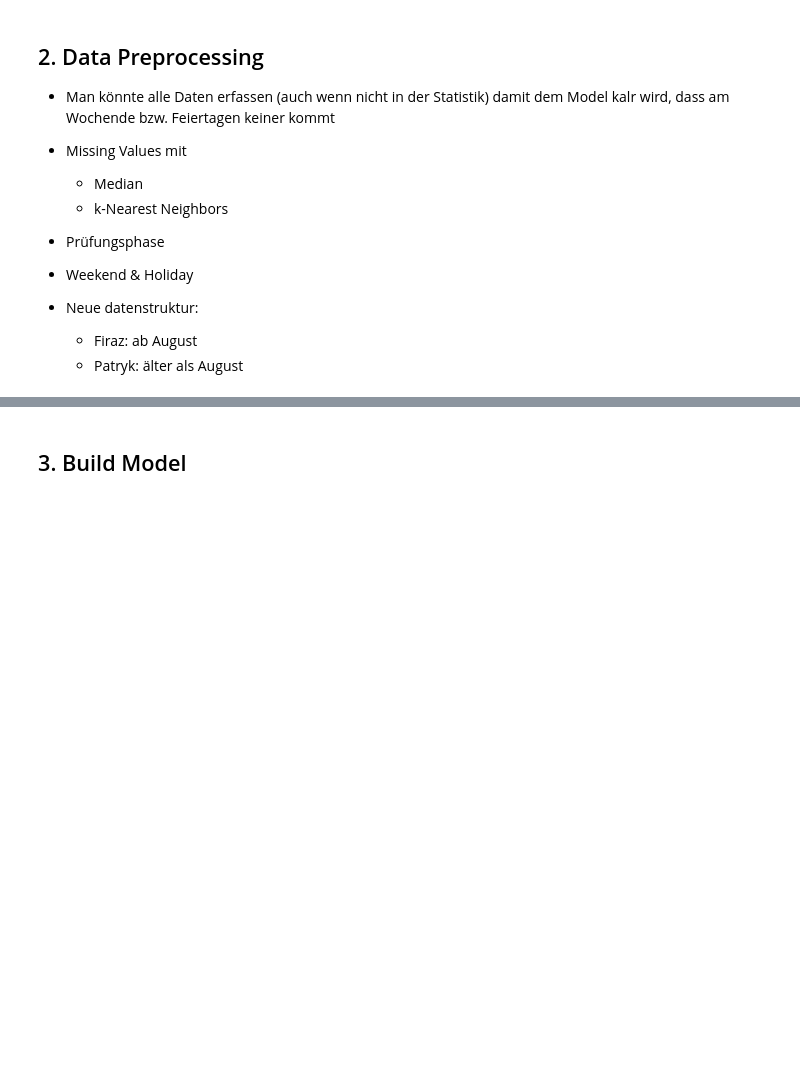
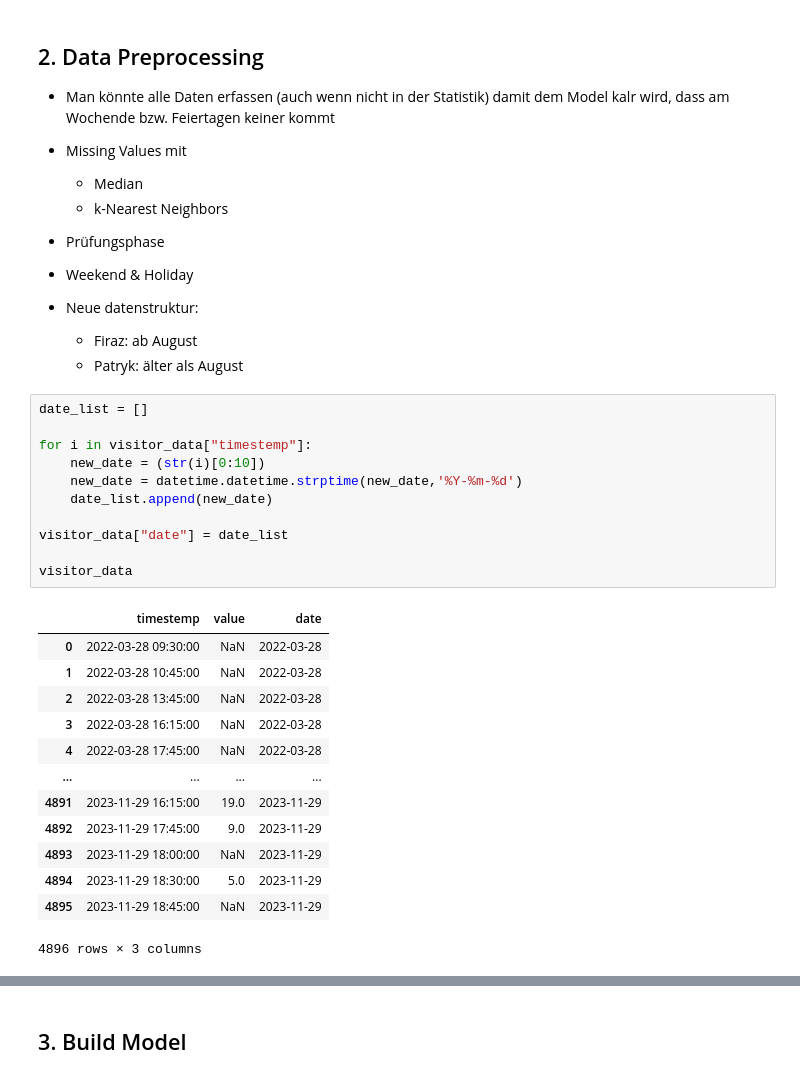
Before and after one commit to PatrykGadziomski/Visitor-prediction, a Jupyter notebook: Project_with_new_data.ipynb, the cells around one changed output, grey strips where cells are left out. Drawn from its saved outputs; the diff is of its cells as text; blank space fills up the shorter version.

```diff
--- a/Project_with_new_data.ipynb
+++ b/Project_with_new_data.ipynb
@@ -90,6 +75,31 @@ visitor_data.plot(x="timestemp", y="value")
 - Neue datenstruktur:
     - Firaz: ab August
     - Patryk: älter als August
+# %%
+date_list = []
+
+for i in visitor_data["timestemp"]:
+    new_date = (str(i)[0:10])
+    new_date = datetime.datetime.strptime(new_date,'%Y-%m-%d')
+    date_list.append(new_date)
+
+visitor_data["date"] = date_list
+
+visitor_data
+# %% [output]
+|  | timestemp | value | date |
+| 0 | 2022-03-28 09:30:00 | NaN | 2022-03-28 |
+| 1 | 2022-03-28 10:45:00 | NaN | 2022-03-28 |
+| 2 | 2022-03-28 13:45:00 | NaN | 2022-03-28 |
+| 3 | 2022-03-28 16:15:00 | NaN | 2022-03-28 |
+| 4 | 2022-03-28 17:45:00 | NaN | 2022-03-28 |
+| ... | ... | ... | ... |
+| 4891 | 2023-11-29 16:15:00 | 19.0 | 2023-11-29 |
+| 4892 | 2023-11-29 17:45:00 | 9.0 | 2023-11-29 |
+| 4893 | 2023-11-29 18:00:00 | NaN | 2023-11-29 |
+| 4894 | 2023-11-29 18:30:00 | 5.0 | 2023-11-29 |
+| 4895 | 2023-11-29 18:45:00 | NaN | 2023-11-29 |
+4896 rows × 3 columns
 # %%
 # add column "weekday"
 # fill "weekday" with weekdays in relation to the date
```
Also changed, not shown: parts of 12 cells of this notebook.
